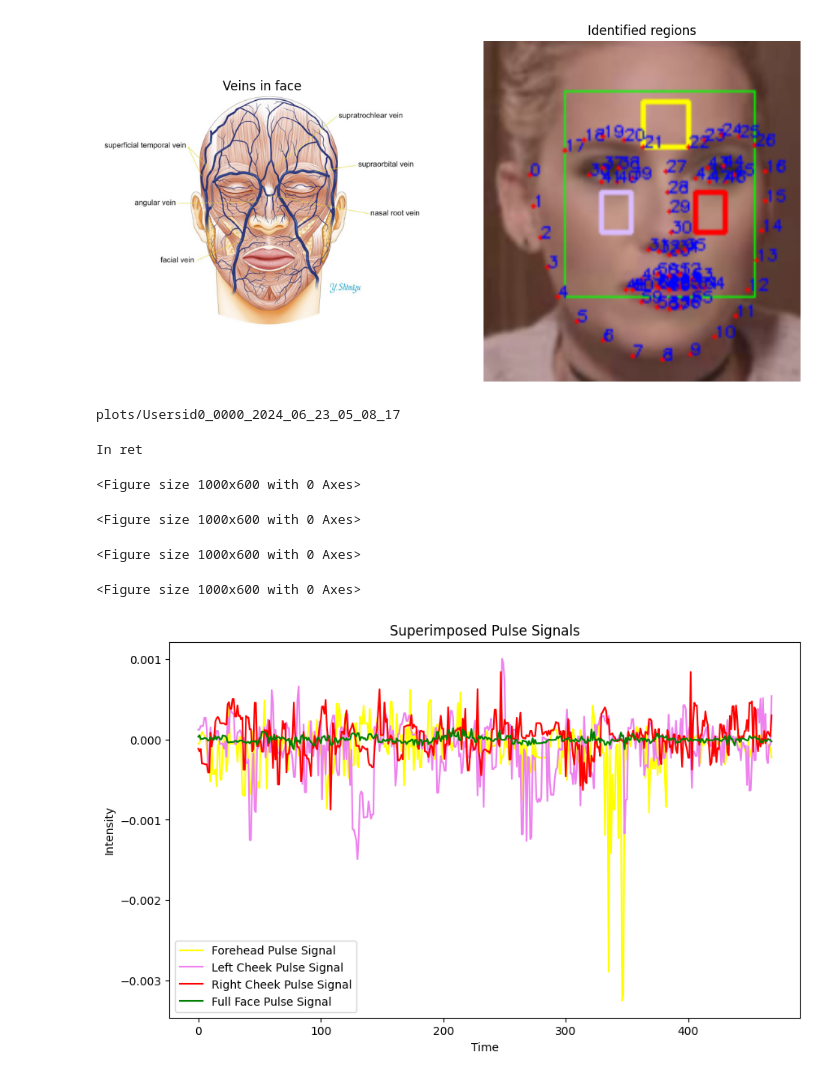
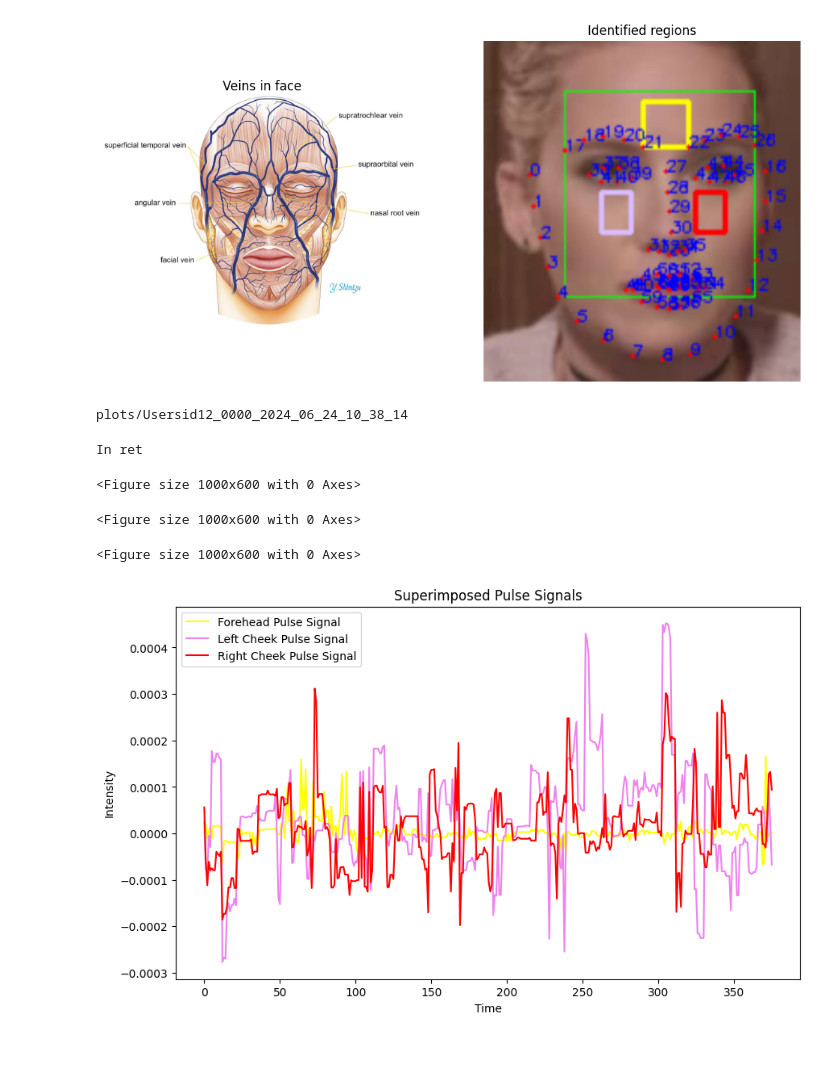
Before and after one commit to pa1kumarCSML/HeartRate_Prediction, a Jupyter notebook: pulse_from_roi.ipynb, the cells around one changed output. Cells and saved outputs as stored; diff of their text form; code cells hidden in the pictures; blank space fills up the shorter version.

```diff
--- a/pulse_from_roi.ipynb
+++ b/pulse_from_roi.ipynb
@@ -64,7 +64,8 @@ fs = 2 * high_cutoff
 
 #Paths
 dlib_path = 'dlib_files/shape_predictor_68_face_landmarks.dat'
-video_path = 'C:/Users/dpava/Desktop/celeb_df_v1/Celeb-real/id0_0000.mp4'
+video_path = "C:/Users/dpava/Desktop/celeb_df_v1/Celeb-real/id12_0000.mp4"
+
 
 #pulses values
 pulses_forehead=[]
@@ -81,7 +82,7 @@ try:
 except FileExistsError:
     print("Folder already exists!")
 # %% [output]
-plots/Usersid0_0000_2024_06_23_05_08_17
+plots/Usersid12_0000_2024_06_24_10_38_14
 # %%
 #Utility functions
 
@@ -221,26 +222,26 @@ while cap.isOpened():
         rightc_r1[3]=landmarks.part(30).y
 
         # Identify right cheek region-1 based on landmarks
-        fullf=[0,0,0,0] #x1,x2,y1,y2
+        # fullf=[0,0,0,0] #x1,x2,y1,y2
 
-        fullf[0]=landmarks.part(17).x
-        fullf[1]=landmarks.part(26).x
-        fullf[2]=landmarks.part(19).y - forehead_r1_height
-        fullf[3]=landmarks.part(4).y
+        # fullf[0]=landmarks.part(17).x
+        # fullf[1]=landmarks.part(26).x
+        # fullf[2]=landmarks.part(19).y - forehead_r1_height
+        # fullf[3]=landmarks.part(4).y
 
         #Calculating pulse signals values for roi's
 
         calculate_pulse_signal(frame[forehead_r1[2]:forehead_r1[3],forehead_r1[0]:forehead_r1[1]],pulses_forehead)
         calculate_pulse_signal(frame[leftc_r1[2]:leftc_r1[3],leftc_r1[0]:leftc_r1[1]],pulses_leftc)
         calculate_pulse_signal(frame[rightc_r1[2]:rightc_r1[3],rightc_r1[0]:rightc_r1[1]],pulses_rightc)
-        calculate_pulse_signal(frame[fullf[2]:fullf[3],fullf[0]:fullf[1]],pulses_fullf)
+        # calculate_pulse_signal(frame[fullf[2]:fullf[3],fullf[0]:fullf[1]],pulses_fullf)
 
 
          # Draw rectangle with increased breadth
         cv2.rectangle(frame, (forehead_r1[0], forehead_r1[2]), (forehead_r1[1], forehead_r1[3]), (0,255,255), 2)
         cv2.rectangle(frame, (leftc_r1[0], leftc_r1[2]), (leftc_r1[1], leftc_r1[3]), (255,188,218), 2)
         cv2.rectangle(frame, (rightc_r1[0], rightc_r1[2]), (rightc_r1[1], rightc_r1[3]), (0, 0, 255), 2)
-        cv2.rectangle(frame, (fullf[0], fullf[2]),(fullf[1], fullf[3]), (0, 255, 0), 1)
+        # cv2.rectangle(frame, (fullf[0], fullf[2]),(fullf[1], fullf[3]), (0, 255, 0), 1)
         # Draw facial landmarks with numbers
         for i in range(0, 68):
             x = landmarks.part(i).x
@@ -253,37 +254,36 @@ while cap.isOpened():
     cv2.imshow('Face Regions Detection using Landmarks', frame)
 
     # Exit if 'q' is pressed
     if cv2.waitKey(1) & 0xFF == ord('q'):
         break
 
 # Release video capture and close windows
 cap.release()
 cv2.destroyAllWindows()
 
 signal_plotting(pulses_forehead,'fore head', 'yellow')
 signal_plotting(pulses_leftc,'left cheek', 'violet')
 signal_plotting(pulses_rightc,'right cheek', 'red')
-signal_plotting(pulses_fullf,'full face', 'green')
+# signal_plotting(pulses_fullf,'full face', 'green')
 
 #Superimposed pulse signals plot
 
 plt.figure(figsize=(10, 6))
 plt.plot(pulses_forehead, label='Forehead Pulse Signal',color='yellow')
 plt.plot(pulses_leftc, label='Left Cheek Pulse Signal',color='violet')
 plt.plot(pulses_rightc, label='Right Cheek Pulse Signal',color='red')
-plt.plot(pulses_fullf, label='Full Face Pulse Signal',color='green')
+# plt.plot(pulses_fullf, label='Full Face Pulse Signal',color='green')
 plt.title('Superimposed Pulse Signals')
 plt.xlabel('Time')
 plt.ylabel('Intensity')
 plt.legend()
 plt.savefig(folder_path +'/superimposed_pulse_signals.png')
 # %% [output]
 In ret
 <Figure size 1000x600 with 0 Axes>
 <Figure size 1000x600 with 0 Axes>
 <Figure size 1000x600 with 0 Axes>
-<Figure size 1000x600 with 0 Axes>
-[figure, old version]
+[figure, new version]
 # %%
 #saving the pulse values in excel sheet
 workbook = openpyxl.Workbook()
```
Also changed, not shown: parts of 3 cells of this notebook, 4 other files.
